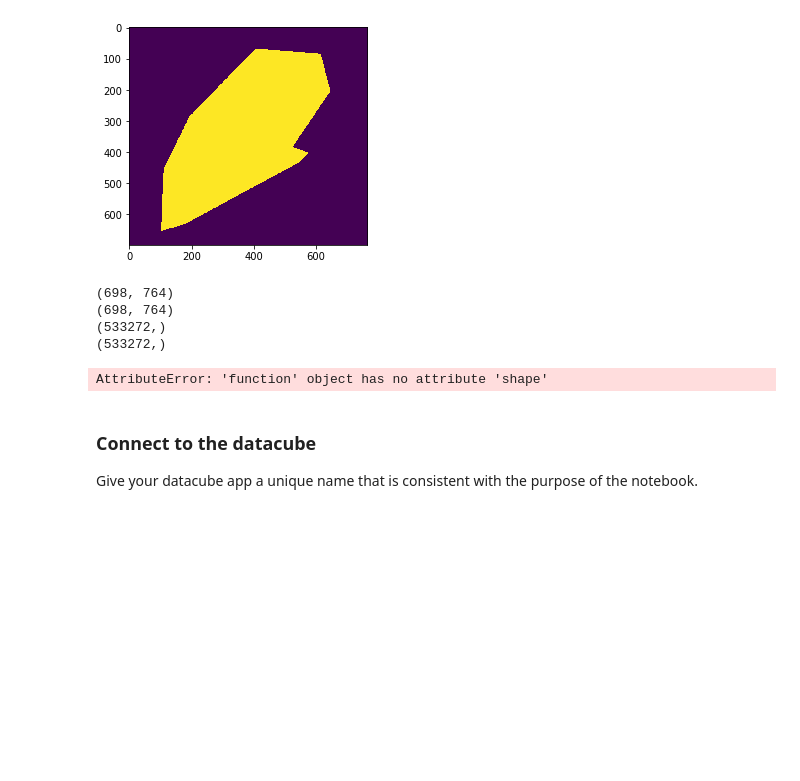
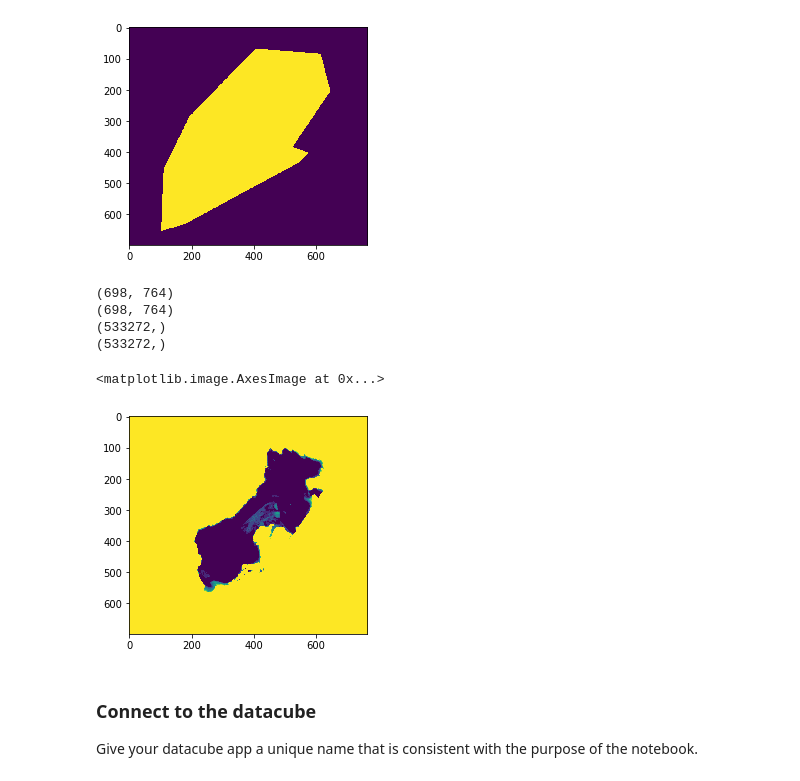
Before and after one commit to GeoscienceAustralia/dea-notebooks, a Jupyter notebook: Real_world_examples/Tidal_powerplant.ipynb, the cells around one changed output. Saved outputs shown, nothing was run; the diff lists cells and outputs as text; code cells hidden in the pictures; blank space fills up the shorter version.

```diff
--- a/Real_world_examples/Tidal_powerplant.ipynb
+++ b/Real_world_examples/Tidal_powerplant.ipynb
@@ -147,20 +147,21 @@ plt.imshow(msk)
 # %%
 print(item_data.relative.data.shape)
 print(msk.shape)
 
 data = data.flatten()
 print(data.shape)
-data[msk.flatten()] = 0
+data[~msk.flatten()] = 9
 print(data.shape)
 
 
-plt.imshow(data.reshape(mask.shape))
+plt.imshow(data.reshape(msk.shape))
 # %% [output]
 (698, 764)
 (698, 764)
 (533272,)
 (533272,)
-AttributeError: 'function' object has no attribute 'shape'
+<matplotlib.image.AxesImage at 0x...>
+[figure, added]
 # %% [markdown]
 ### Connect to the datacube
 Give your datacube app a unique name that is consistent with the purpose of the notebook.
```
